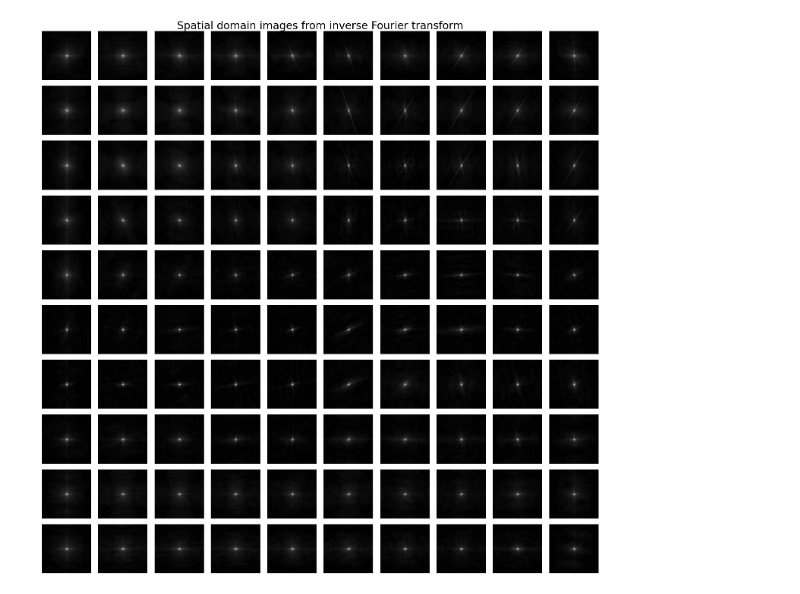
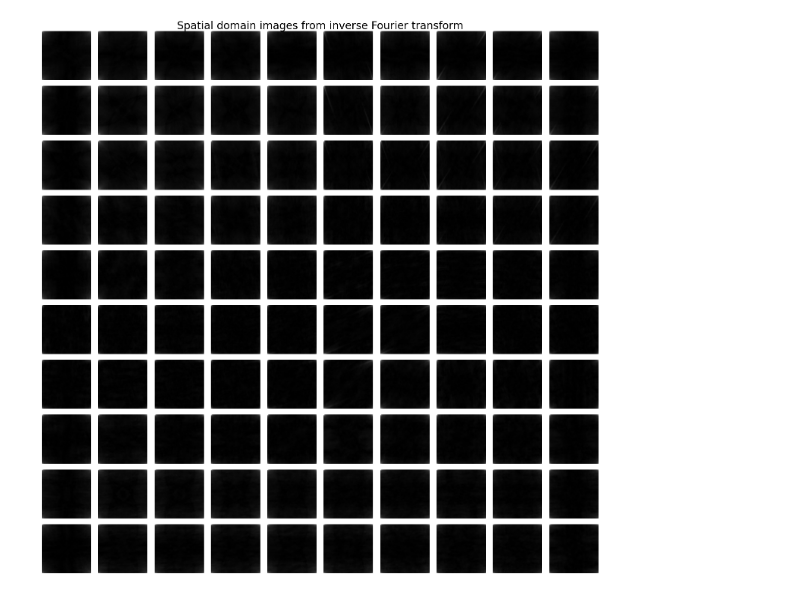
Before and after one commit to HardingPan/PtychoDM, a Jupyter notebook: simulate_data/ifft.ipynb, the cells around one changed output. Cells and saved outputs as stored; diff of their text form; code cells hidden in the pictures.

```diff
--- a/simulate_data/ifft.ipynb
+++ b/simulate_data/ifft.ipynb
@@ -42,25 +42,25 @@ plt.show()
 # %%
 # 计算逆傅立叶变换并存储空域图像
 spatial_images = []
 for i in range(len(diffset)):
     # 对每个通道的频域图像进行逆傅立叶变换
-    spatial_image = np.fft.ifftshift(np.fft.ifft2(np.fft.fftshift(np.sqrt(diffset[i]))))
-    # print(spatial_image)
+    spatial_image = np.fft.ifft2(np.fft.fftshift(diffset[i]))
+
     # 取复数结果的绝对值，得到强度图像
     spatial_image = np.abs(spatial_image)
     spatial_images.append(spatial_image)
 
 # 将结果可视化为 10x10 的网格
 fig, axes = plt.subplots(10, 10, figsize=(15, 15))
 axes = axes.ravel()
 
 for i in range(100):
     # 可视化每一个空域图像
     axes[i].imshow(spatial_images[i], cmap='gray')
     axes[i].axis('off')
 
 plt.suptitle('Spatial domain images from inverse Fourier transform', fontsize=20)
 plt.tight_layout()
 plt.show()
 # %% [output]
-[figure, old version]
+[figure, new version]
```
Also changed, not shown: parts of 1 cell of this notebook, 3 other files.
